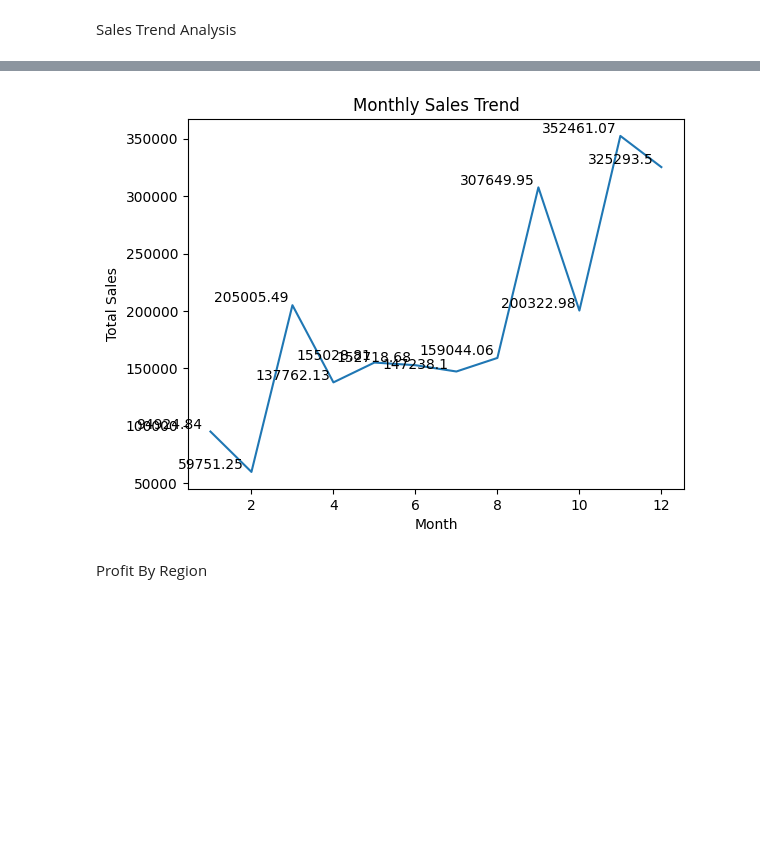
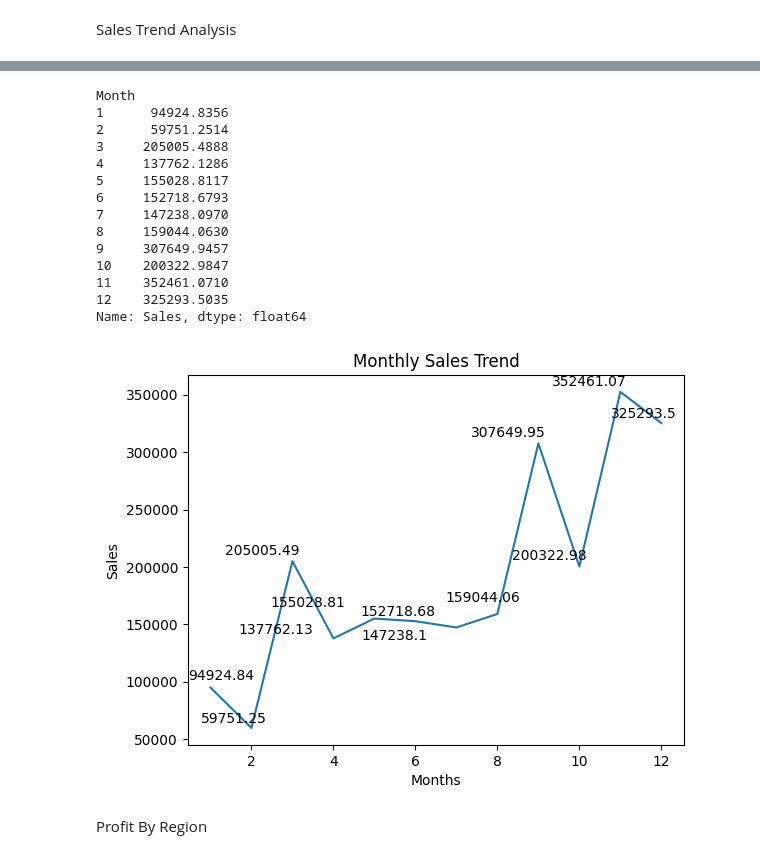
Before and after one commit to MakSi27/DA-Retail-Profit-Leakage-Analysis, a Jupyter notebook: Shiksha/python/eda/retail_profit_eda.ipynb, the cells around one changed output, grey strips where cells are left out. Cells and saved outputs as stored; diff of their text form; code cells hidden in the pictures; blank space fills up the shorter version.

```diff
--- a/Shiksha/python/eda/retail_profit_eda.ipynb
+++ b/Shiksha/python/eda/retail_profit_eda.ipynb
@@ -133,15 +133,45 @@ Month
 12    325293.5035
 Name: Sales, dtype: float64
 # %%
-ax=Monthly_sales.plot(kind="line")
-for i,v in enumerate(Monthly_sales):
-    ax.text(i,v,str(round(v,2)),ha="center",va="bottom")
-ax.set_title("Monthly Sales Trend")
-ax.set_xlabel("Month")
-ax.set_ylabel("Total Sales")
+from adjustText import adjust_text
+import matplotlib.pyplot as plt
+
+Monthly_Sales = df.groupby("Month")["Sales"].sum()
+print(Monthly_Sales)
+
+ax = Monthly_Sales.plot(kind="line")
+
+texts = []  # store all text labels
+
+for i, v in enumerate(Monthly_Sales):
+    txt = ax.text(i, v, str(round(v, 2)),
+                  ha="center", va="bottom")
+    texts.append(txt)
+
+# Adjust text positions to avoid overlap
+adjust_text(texts)
+
+plt.title("Monthly Sales Trend")
+plt.xlabel("Months")
+plt.ylabel("Sales")
+
 plt.show()
 # %% [output]
+Month
+1      94924.8356
+2      59751.2514
+3     205005.4888
+4     137762.1286
+5     155028.8117
+6     152718.6793
+7     147238.0970
+8     159044.0630
+9     307649.9457
+10    200322.9847
+11    352461.0710
+12    325293.5035
+Name: Sales, dtype: float64
-[figure, old version]
+[figure, new version]
 # %% [markdown]
 Profit By Region
 # %%
```
Also changed, not shown: parts of 12 cells of this notebook, 2 other files.
